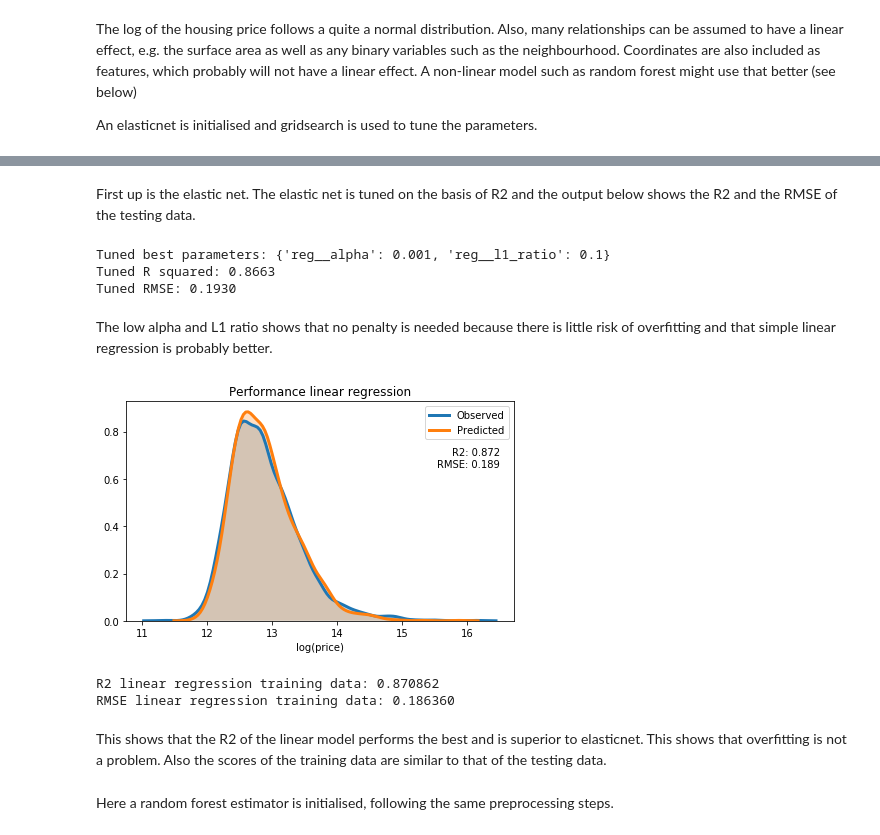
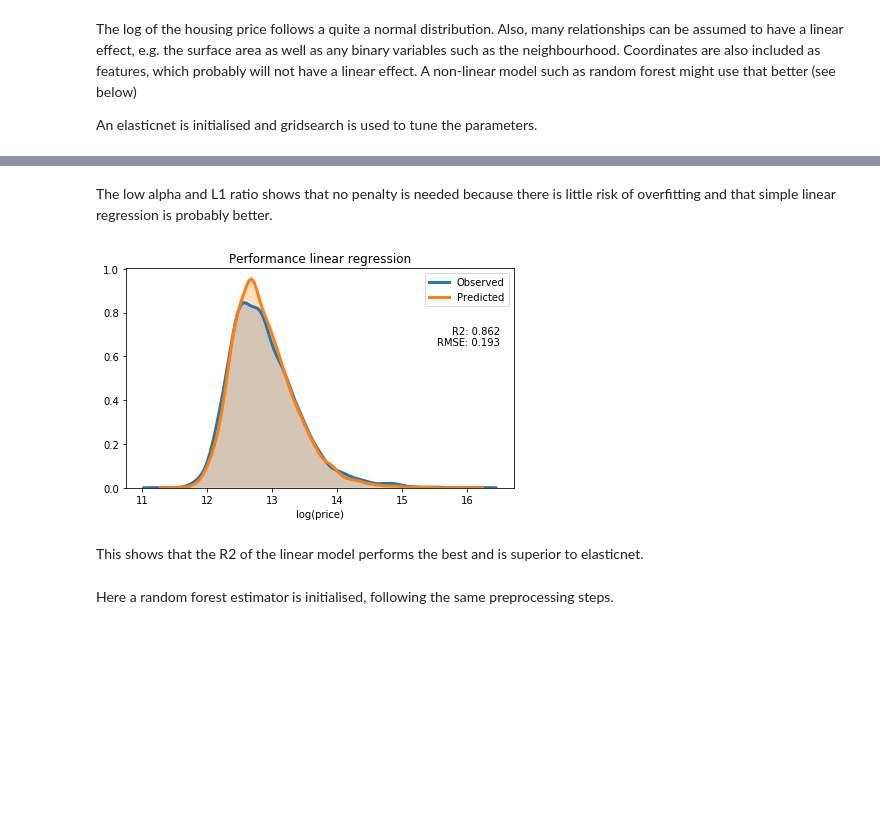
Before and after one commit to mwilkens1/fundaft, a Jupyter notebook: predict_price.ipynb, the cells around one changed output, grey strips where cells are left out. Cells and saved outputs as stored; diff of their text form; code cells hidden in the pictures; blank space fills up the shorter version.

```diff
--- a/predict_price.ipynb
+++ b/predict_price.ipynb
@@ -161,21 +190,2 @@ grid_enet = GridSearchCV(pipeline_enet, parametersGrid, scoring='r2', cv=5, n_jo
-# %% [markdown]
-First up is the elastic net. The elastic net is tuned on the basis of R2 and the output below shows the R2 and the RMSE of the testing data.
-# %%
-grid_enet.fit(X_train, y_train)
-
-best_model = grid_enet.best_estimator_
-
-y_pred = best_model.predict(X_test)
-
-r2 = best_model.score(X_test,y_test)
-rmse = np.sqrt(mean_squared_error(y_test, y_pred))
-
-print("Tuned best parameters: {}".format(grid_enet.best_params_))
-print("Tuned R squared: {:.4f}".format(r2))
-print("Tuned RMSE: {:.4f}".format(rmse))
-# %% [output]
-Tuned best parameters: {'reg__alpha': 0.001, 'reg__l1_ratio': 0.1}
-Tuned R squared: 0.8663
-Tuned RMSE: 0.1930
 # %% [markdown]
 The low alpha and L1 ratio shows that no penalty is needed because there is little risk of overfitting and that simple linear regression is probably better.
@@ -196,28 +192,21 @@ def densplot(title,text_x,text_y):
-# %%
-
-steps_linreg = [('preprocessor', preprocessor),
-                ('linreg', LinearRegression())]
-
-pipeline_linreg = Pipeline(steps_linreg)
-
-pipeline_linreg.fit(X_train, y_train)
-y_pred = pipeline_linreg.predict(X_test)
-
-r2 = pipeline_linreg.score(X_test,y_test)
-rmse = np.sqrt(mean_squared_error(y_test, y_pred))
-
-densplot("Performance linear regression", 16.5, 0.65)
-
-y_pred_train = pipeline_linreg.predict(X_train)
-r2 = pipeline_linreg.score(X_train,y_train)
-rmse = np.sqrt(mean_squared_error(y_train, y_pred_train))
-print("R2 linear regression training data: {:4f}".format(r2))
-print("RMSE linear regression training data: {:4f}".format(rmse))
-# %% [output]
-[figure, removed]
-R2 linear regression training data: 0.870862
-RMSE linear regression training data: 0.186360
+# %%
+
+steps_linreg = [('preprocessor', preprocessor),
+                ('linreg', LinearRegression())]
+
+pipeline_linreg = Pipeline(steps_linreg)
+
+r2 = cross_val_score(pipeline_linreg, X_train, y_train, cv=3, n_jobs=-1,scoring='r2')
+r2 = r2.mean()
+mse = cross_val_score(pipeline_linreg, X_train, y_train, cv=3, n_jobs=-1,scoring='neg_mean_squared_error')
+rmse = np.sqrt(mse*-1).mean()
+
+y_pred = cross_val_predict(pipeline_linreg, X_train, y_train, cv=3, n_jobs=-1)
+
+densplot("Performance linear regression", 16.5, 0.65)
+# %% [output]
+[figure, added]
 # %% [markdown]
-This shows that the R2 of the linear model performs the best and is superior to elasticnet. This shows that overfitting is not a problem. Also the scores of the training data are similar to that of the testing data.
+This shows that the R2 of the linear model performs the best and is superior to elasticnet.
 # %% [markdown]
 Here a random forest estimator is initialised, following the same preprocessing steps.
```
Also changed, not shown: parts of 17 cells of this notebook, 1 other file.
